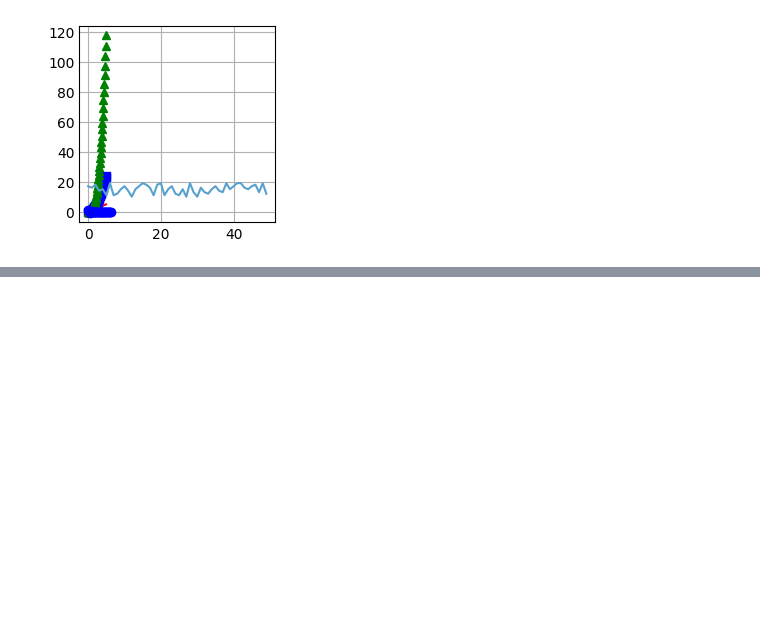
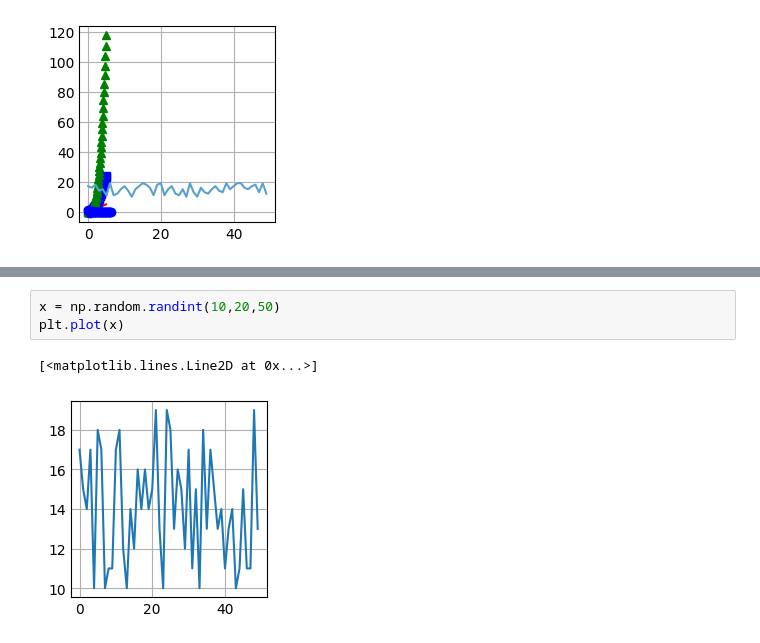
Before and after one commit to PedroKnoMiguel/introduccion_Apython, a Jupyter notebook: introduccion.ipynb, the cells around one changed output, grey strips where cells are left out. Cells and saved outputs as stored; diff of their text form; blank space fills up the shorter version.

```diff
--- a/introduccion.ipynb
+++ b/introduccion.ipynb
@@ -371,0 +426,6 @@ plt.plot(t1,np.cos(2*np.pi*t1)*np.exp(-t1),'r',t2,np.cos(2*np.pi*t2)*np.exp(-t2)
+# %%
+x = np.random.randint(10,20,50)
+plt.plot(x)
+# %% [output]
+[<matplotlib.lines.Line2D at 0x...>]
+[figure, added]
```
Also changed, not shown: parts of 8 cells of this notebook.
